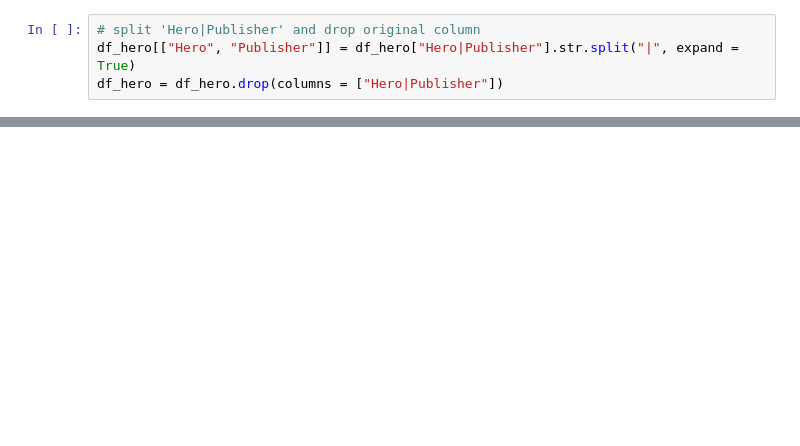
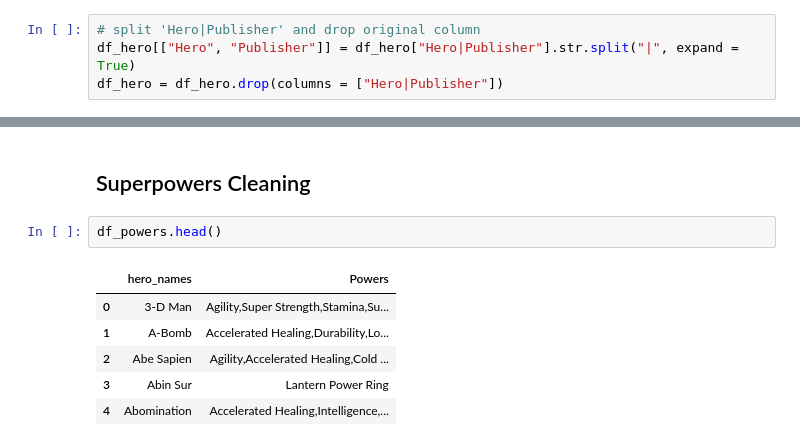
Before and after one commit to bradshawjoshua/Applying-Advanced-Transformations, a Jupyter notebook: Applying Advanced Transformations Core.ipynb, the cells around one changed output, grey strips where cells are left out. Saved outputs shown, nothing was run; the diff lists cells and outputs as text; blank space fills up the shorter version.

```diff
--- a/Applying Advanced Transformations Core.ipynb
+++ b/Applying Advanced Transformations Core.ipynb
@@ -136,0 +229,11 @@ df_hero.head()
+# %% [markdown]
+##  Superpowers Cleaning
+# %%
+df_powers.head()
+# %% [output]
+|  | hero_names | Powers |
+| 0 | 3-D Man | Agility,Super Strength,Stamina,Su... |
+| 1 | A-Bomb | Accelerated Healing,Durability,Lo... |
+| 2 | Abe Sapien | Agility,Accelerated Healing,Cold ... |
+| 3 | Abin Sur | Lantern Power Ring |
+| 4 | Abomination | Accelerated Healing,Intelligence,... |
```
Also changed, not shown: parts of 18 cells of this notebook.
